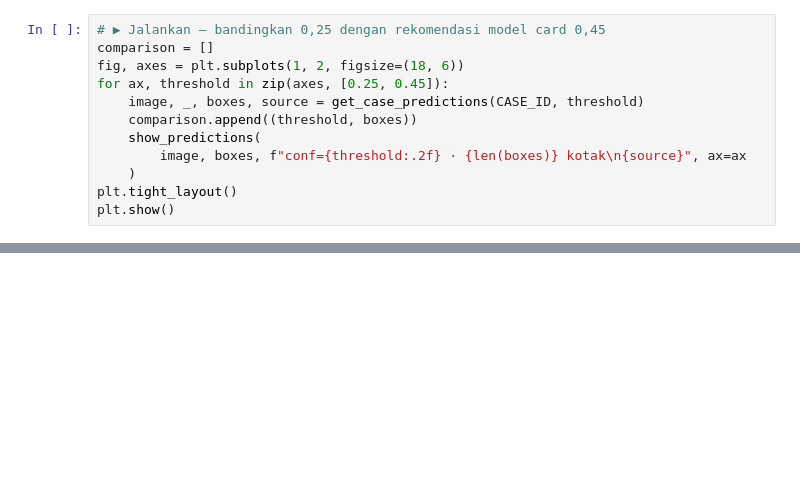
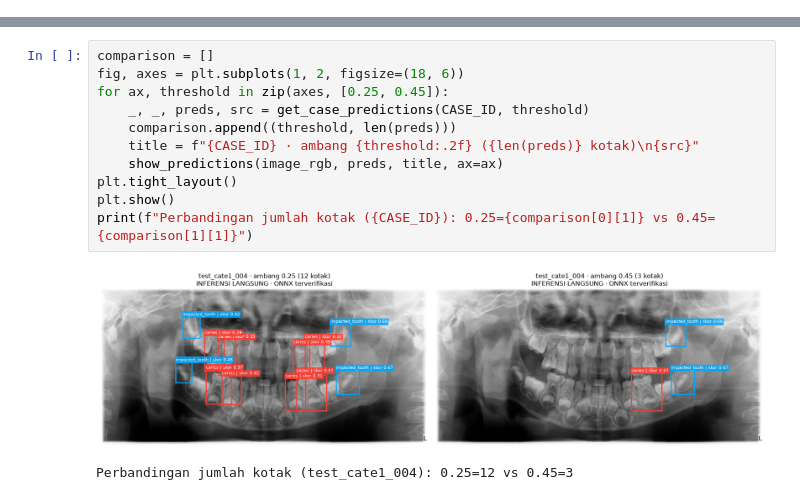
Before and after one commit to kristonova/introduction-AI-coding-for-radiologist, a Jupyter notebook: notebook/Sesi_2_Implementasi_AI_dan_Explainable_AI.ipynb, the cells around one changed output, grey strips where cells are left out. Cells and saved outputs as stored; diff of their text form; blank space fills up the shorter version.

```diff
--- a/notebook/Sesi_2_Implementasi_AI_dan_Explainable_AI.ipynb
+++ b/notebook/Sesi_2_Implementasi_AI_dan_Explainable_AI.ipynb
@@ -685,12 +0,0 @@ print("Sumber keluaran:", prediction_source)
-# %%
-# ▶ Jalankan — bandingkan 0,25 dengan rekomendasi model card 0,45
-comparison = []
-fig, axes = plt.subplots(1, 2, figsize=(18, 6))
-for ax, threshold in zip(axes, [0.25, 0.45]):
-    image, _, boxes, source = get_case_predictions(CASE_ID, threshold)
-    comparison.append((threshold, boxes))
-    show_predictions(
-        image, boxes, f"conf={threshold:.2f} · {len(boxes)} kotak\n{source}", ax=ax
-    )
-plt.tight_layout()
-plt.show()
@@ -1129,0 +904,14 @@ aset/model kecuali pengajar sudah menyiapkan folder aset.
+# %%
+comparison = []
+fig, axes = plt.subplots(1, 2, figsize=(18, 6))
+for ax, threshold in zip(axes, [0.25, 0.45]):
+    _, _, preds, src = get_case_predictions(CASE_ID, threshold)
+    comparison.append((threshold, len(preds)))
+    title = f"{CASE_ID} · ambang {threshold:.2f} ({len(preds)} kotak)\n{src}"
+    show_predictions(image_rgb, preds, title, ax=ax)
+plt.tight_layout()
+plt.show()
+print(f"Perbandingan jumlah kotak ({CASE_ID}): 0.25={comparison[0][1]} vs 0.45={comparison[1][1]}")
+# %% [output]
+[figure, added]
+Perbandingan jumlah kotak (test_cate1_004): 0.25=12 vs 0.45=3
```
Also changed, not shown: parts of 163 cells of this notebook, 4 other files.
